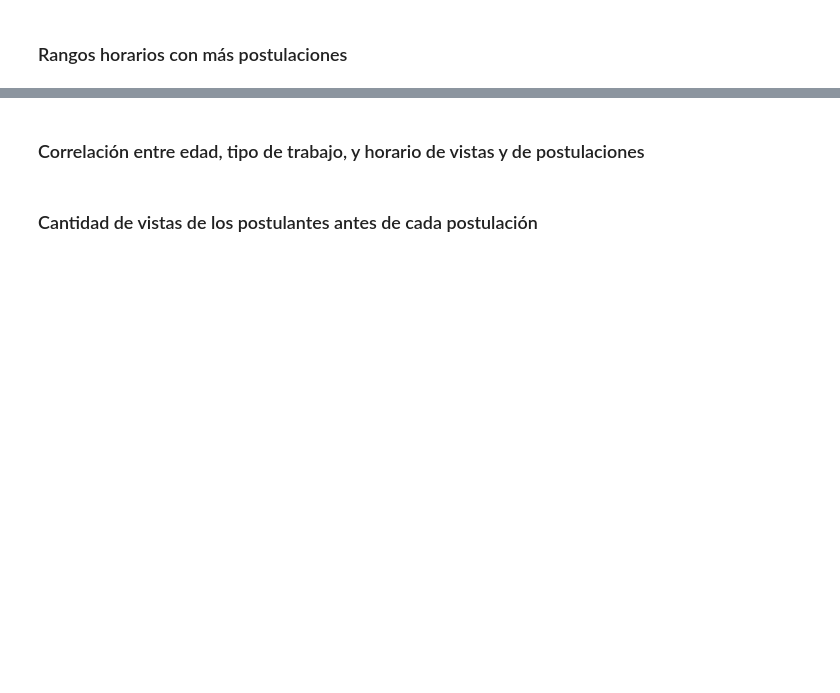
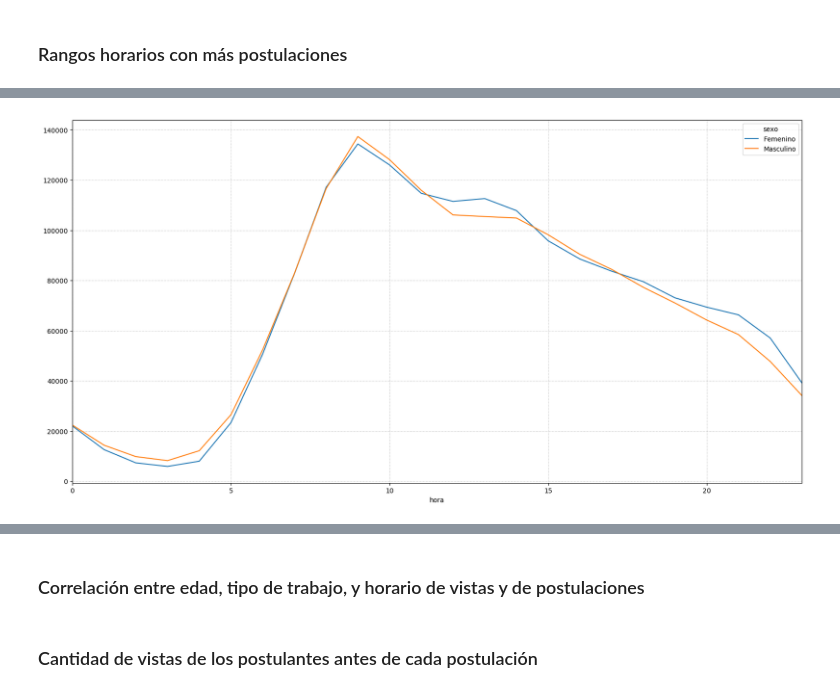
Before and after one commit to tomasBustamante/postulaciones, a Jupyter notebook: Avisos_laborales_y_postulaciones.ipynb, the cells around one changed output, grey strips where cells are left out. Drawn from its saved outputs; the diff is of its cells as text; code cells hidden in the pictures; blank space fills up the shorter version.

```diff
--- a/Avisos_laborales_y_postulaciones.ipynb
+++ b/Avisos_laborales_y_postulaciones.ipynb
@@ -392,2 +447,5 @@ plot.grid(linestyle='dotted');
 # %% [markdown]
 ### Rangos horarios con más postulaciones
+# %%
+postulaciones['hora'] = postulaciones['fechapostulacion'].dt.hour
+postulaciones.head()
@@ -393,0 +459,4 @@ plot.grid(linestyle='dotted');
+# %%
+#postulaciones = pd.merge(vistas, avisos_detalle, on='idaviso', how='inner')
+postulaciones_det = pd.merge(postulaciones,postulantes,on = 'idpostulante',how='inner')
+postulaciones_det.head()
@@ -393,0 +470,7 @@ plot.grid(linestyle='dotted');
+# %%
+plt = postulaciones_det.loc[postulaciones_det.sexo != 'No declara',:]\
+    .groupby(['hora','sexo']).size().to_frame('cant').reset_index()\
+    .pivot(index='hora',columns='sexo',values='cant').plot();
+plt.grid(linestyle='dotted')
+# %% [output]
+[figure, added]
```
Also changed, not shown: parts of 10 cells of this notebook.
